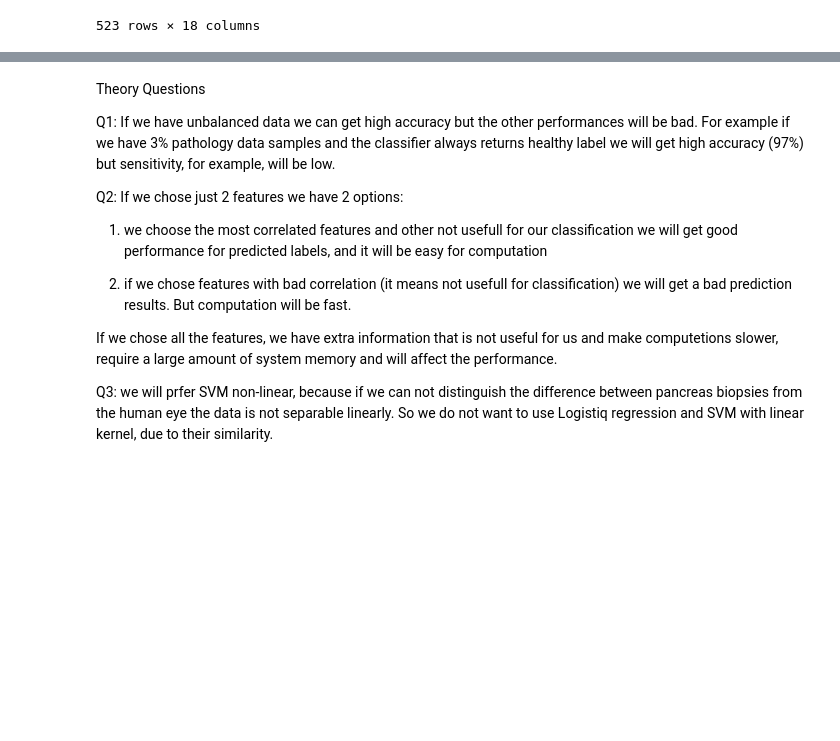
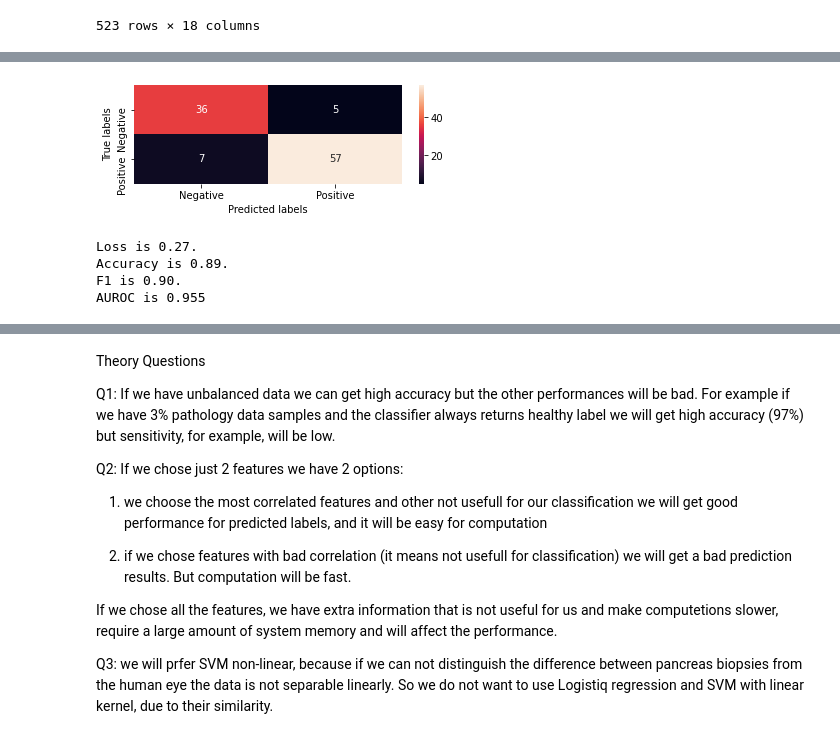
Before and after one commit to mlh-master/hw2_mlh-valeriia-adn-marina, a Jupyter notebook: HW2.ipynb, the cells around one changed output, grey strips where cells are left out. Cells and saved outputs as stored; diff of their text form; code cells hidden in the pictures; blank space fills up the shorter version.

Commit message:
new functions and best_estimator_

```diff
--- a/HW2.ipynb
+++ b/HW2.ipynb
@@ -594,0 +257,21 @@ plt.show()
+# %%
+C =  100 #  best result
+penalty =  'l1'# best result
+best_logreg = LogisticRegression(solver='saga', multi_class='ovr', penalty=penalty, C=C, max_iter=10000)
+best_logreg.fit(X_train,y_train)
+y_pred_logreg =  best_logreg.predict(X_test)
+y_pred_proba_logreg = best_logreg.predict_proba(X_test)
+cnf_matrix = metrics.confusion_matrix(y_test, y_pred_logreg)
+ax1 = plt.subplot(211)
+sns.heatmap(cnf_matrix, annot=True, xticklabels=['Negative','Positive'], yticklabels=['Negative','Positive'])
+ax1.set(ylabel='True labels', xlabel='Predicted labels')
+plt.show()
+# %% [output]
+[figure, added]
+# %%
+f.calc_stat(X_test,y_test,best_logreg)
+# %% [output]
+Loss is 0.27.
+Accuracy is 0.89.
+F1 is 0.90.
+AUROC is 0.955
```
Also changed, not shown: parts of 46 cells of this notebook, 1 other file.
